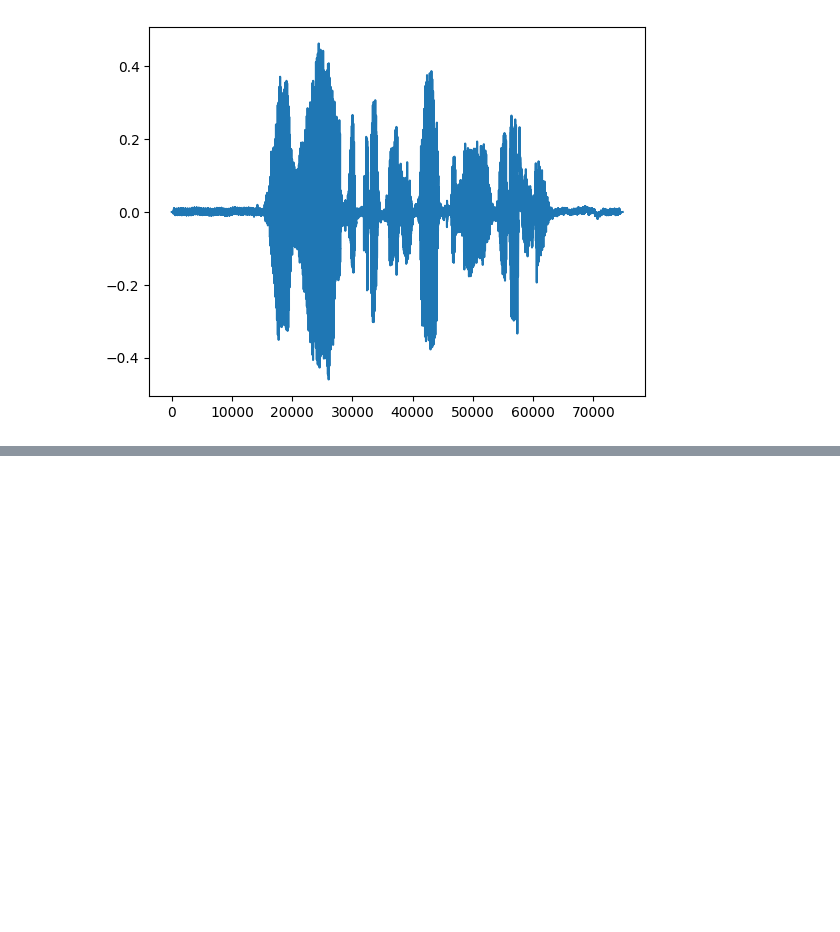
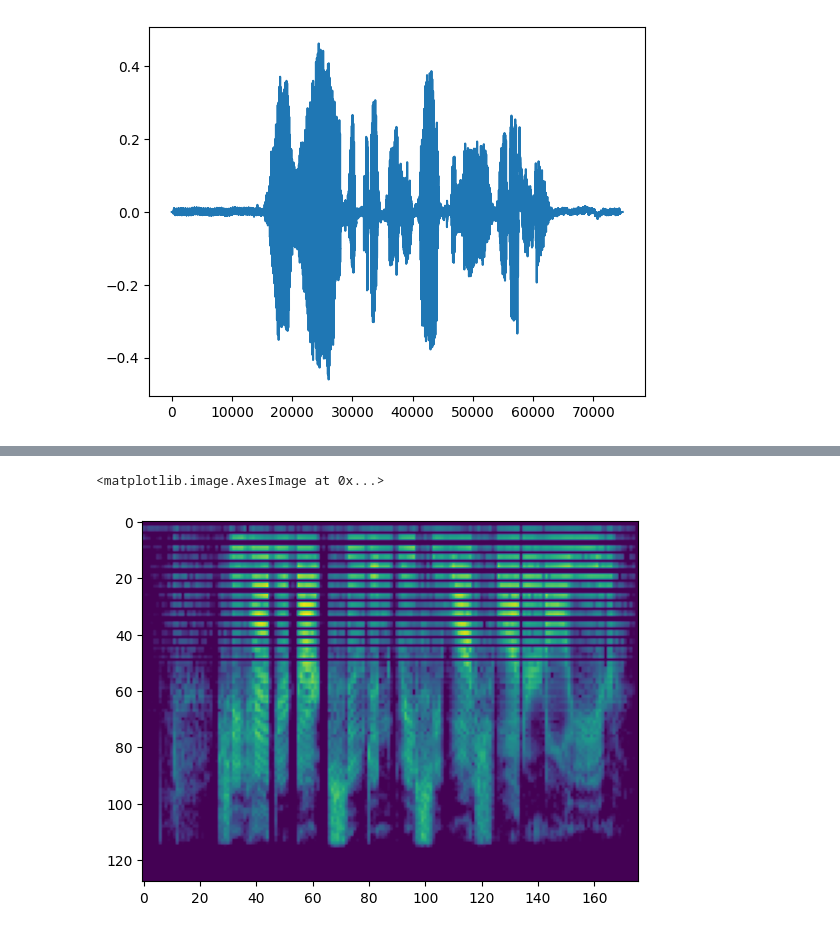
Before and after one commit to cassuci/adf-detector, a Jupyter notebook: 2-autoencoder-experiment.ipynb, the cells around one changed output, grey strips where cells are left out. Saved outputs shown, nothing was run; the diff lists cells and outputs as text; code cells hidden in the pictures; blank space fills up the shorter version.

```diff
--- a/2-autoencoder-experiment.ipynb
+++ b/2-autoencoder-experiment.ipynb
@@ -159,0 +221,5 @@ plt.imshow(spectrogram[0])
+# %%
+plt.imshow(spectrogram.reshape((128, 176)))
+# %% [output]
+<matplotlib.image.AxesImage at 0x...>
+[figure, added]
```
Also changed, not shown: parts of 15 cells of this notebook.
